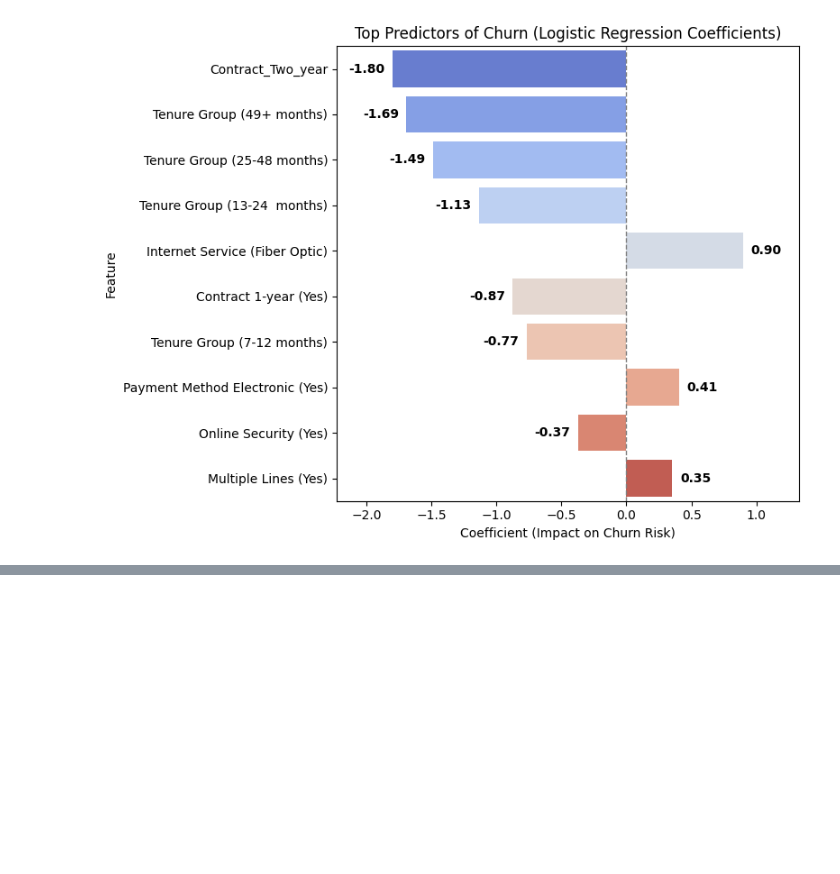
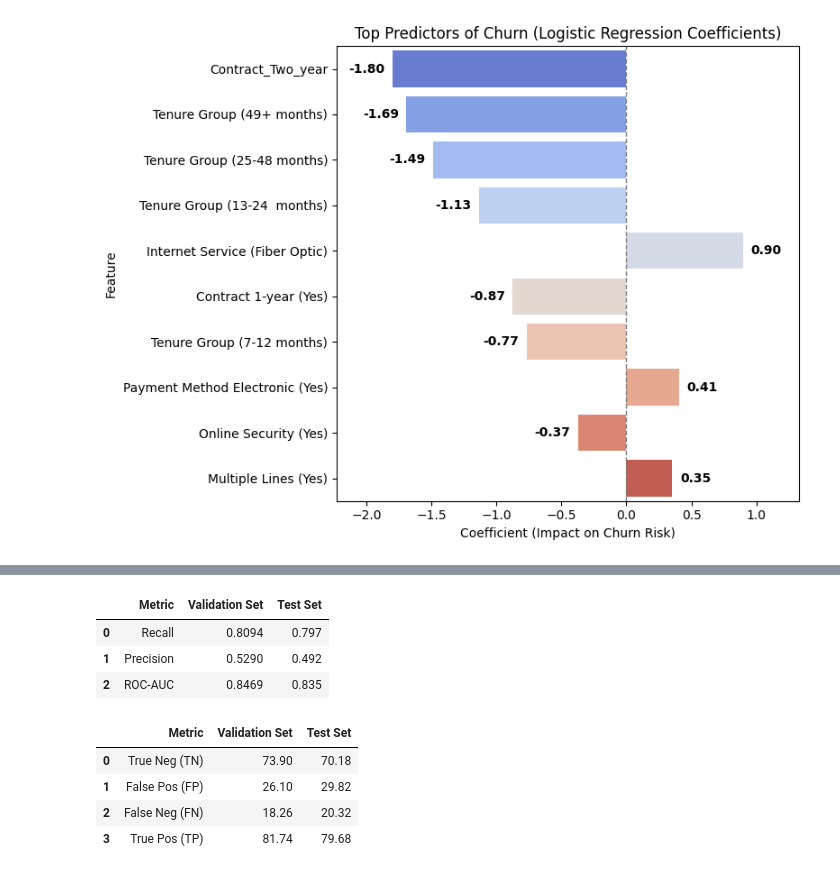
Before and after one commit to amschiltz/springboard_projects, a Jupyter notebook: Capstone_2/notebooks/04_telco_churn_modeling.ipynb, the cells around one changed output, grey strips where cells are left out. Drawn from its saved outputs; the diff is of its cells as text; code cells hidden in the pictures; blank space fills up the shorter version.

```diff
--- a/Capstone_2/notebooks/04_telco_churn_modeling.ipynb
+++ b/Capstone_2/notebooks/04_telco_churn_modeling.ipynb
@@ -1088,0 +1113,47 @@ The table below summarizes key metrics at the 0.50 probability threshold, compar
+# %%
+# Create the validation and test set metrics table as a DataFrame
+table_metrics = pd.DataFrame({
+    'Metric': [
+        'Recall',
+        'Precision',
+        'ROC-AUC',
+     ],
+    'Validation Set': [
+        0.8094,
+        0.5290,
+        0.8469,
+    ],
+    'Test Set': [
+        0.797,
+        0.492,
+        0.835,
+    ]
+})
+
+# Save the DataFrame as a CSV file for future use
+table_metrics.to_csv('../reports/validation_test_metrics_summary.csv', index=False)
+
+table_metrics
+# %% [output]
+|  | Metric | Validation Set | Test Set |
+| 0 | Recall | 0.8094 | 0.797 |
+| 1 | Precision | 0.5290 | 0.492 |
+| 2 | ROC-AUC | 0.8469 | 0.835 |
+# %%
+# Create DataFrame for the confusion matrix metrics
+confusion_matrix_metrics = pd.DataFrame({
+    'Metric': ['True Neg (TN)', 'False Pos (FP)', 'False Neg (FN)', 'True Pos (TP)'],
+    'Validation Set': [73.9, 26.1, 18.26, 81.74],
+    'Test Set': [70.18, 29.82, 20.32, 79.68]
+})
+
+# Save the confusion matrix DataFrame as a CSV file
+confusion_matrix_metrics.to_csv('../reports/confusion_matrix_metrics.csv', index=False)
+
+confusion_matrix_metrics
+# %% [output]
+|  | Metric | Validation Set | Test Set |
+| 0 | True Neg (TN) | 73.90 | 70.18 |
+| 1 | False Pos (FP) | 26.10 | 29.82 |
+| 2 | False Neg (FN) | 18.26 | 20.32 |
+| 3 | True Pos (TP) | 81.74 | 79.68 |
```
Also changed, not shown: parts of 29 cells of this notebook, 16 other files.
